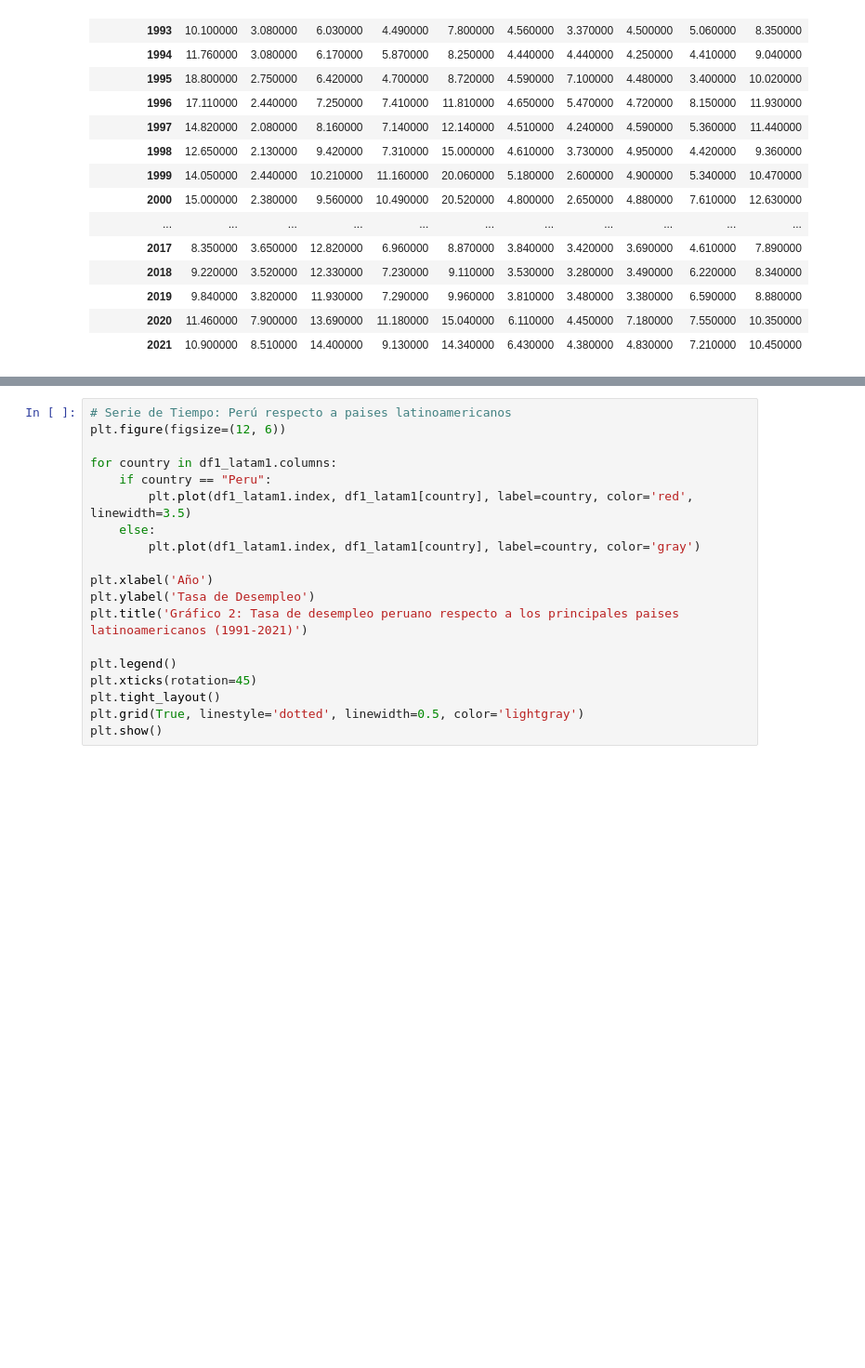
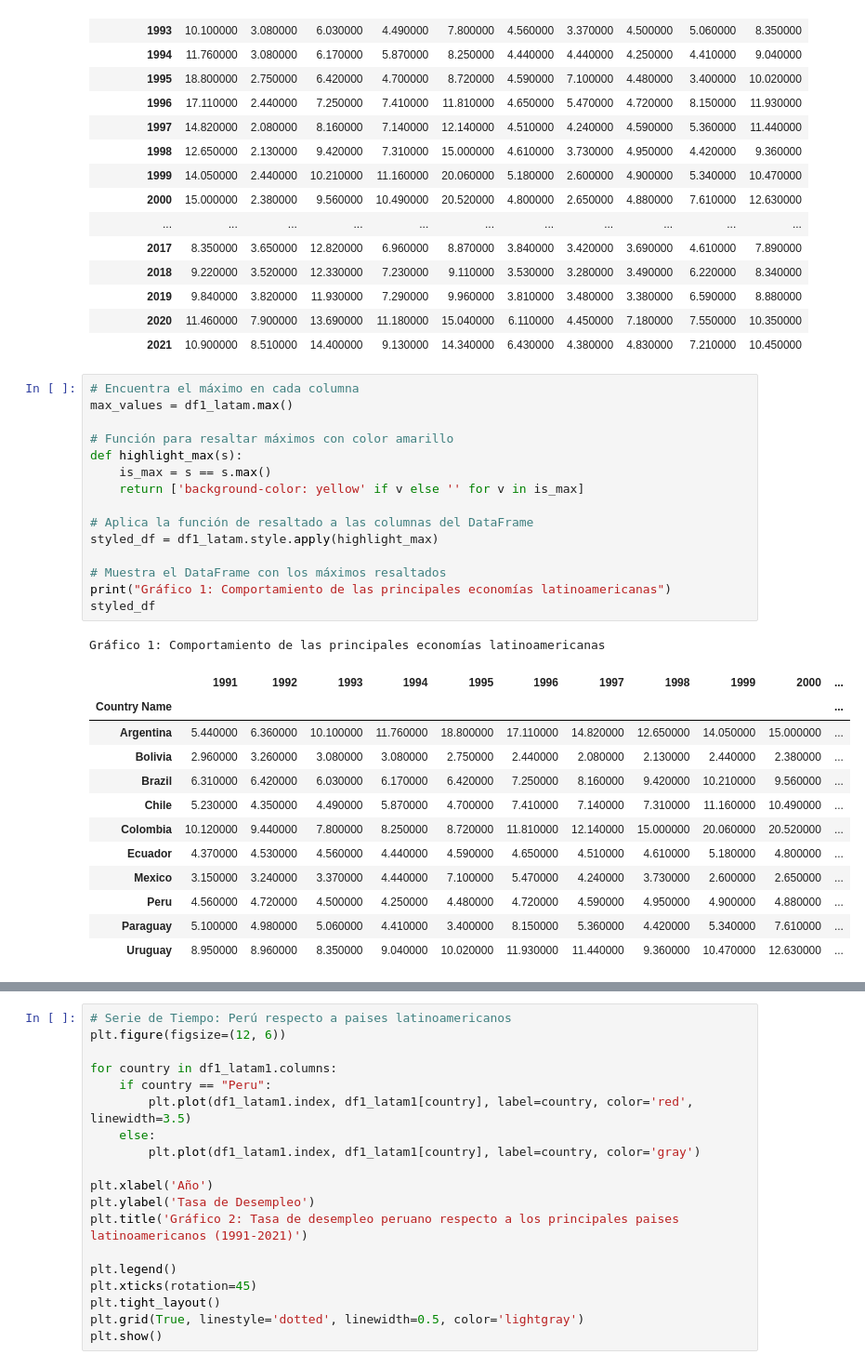
Before and after one commit to Leo270499/Apuntes, a Jupyter notebook: Data_StoryTelling_Sánchez.ipynb, the cells around one changed output, grey strips where cells are left out. Shown at 93% size. Drawn from its saved outputs; the diff is of its cells as text; blank space fills up the shorter version.

```diff
--- a/Data_StoryTelling_Sánchez.ipynb
+++ b/Data_StoryTelling_Sánchez.ipynb
@@ -155,3 +165,32 @@ Gráfico 1: Comportamiento de las principales economías latinoamericanas
 | 2019 | 9.840000 | 3.820000 | 11.930000 | 7.290000 | 9.960000 | 3.810000 | 3.480000 | 3.380000 | 6.590000 | 8.880000 |
 | 2020 | 11.460000 | 7.900000 | 13.690000 | 11.180000 | 15.040000 | 6.110000 | 4.450000 | 7.180000 | 7.550000 | 10.350000 |
 | 2021 | 10.900000 | 8.510000 | 14.400000 | 9.130000 | 14.340000 | 6.430000 | 4.380000 | 4.830000 | 7.210000 | 10.450000 |
+# %%
+# Encuentra el máximo en cada columna
+max_values = df1_latam.max()
+
+# Función para resaltar máximos con color amarillo
+def highlight_max(s):
+    is_max = s == s.max()
+    return ['background-color: yellow' if v else '' for v in is_max]
+
+# Aplica la función de resaltado a las columnas del DataFrame
+styled_df = df1_latam.style.apply(highlight_max)
+
+# Muestra el DataFrame con los máximos resaltados
+print("Gráfico 1: Comportamiento de las principales economías latinoamericanas")
+styled_df
+# %% [output]
+Gráfico 1: Comportamiento de las principales economías latinoamericanas
+|  | 1991 | 1992 | 1993 | 1994 | 1995 | 1996 | 1997 | 1998 | 1999 | 2000 | ... |
+| Country Name |  |  |  |  |  |  |  |  |  |  | ... |
+| Argentina | 5.440000 | 6.360000 | 10.100000 | 11.760000 | 18.800000 | 17.110000 | 14.820000 | 12.650000 | 14.050000 | 15.000000 | ... |
+| Bolivia | 2.960000 | 3.260000 | 3.080000 | 3.080000 | 2.750000 | 2.440000 | 2.080000 | 2.130000 | 2.440000 | 2.380000 | ... |
+| Brazil | 6.310000 | 6.420000 | 6.030000 | 6.170000 | 6.420000 | 7.250000 | 8.160000 | 9.420000 | 10.210000 | 9.560000 | ... |
+| Chile | 5.230000 | 4.350000 | 4.490000 | 5.870000 | 4.700000 | 7.410000 | 7.140000 | 7.310000 | 11.160000 | 10.490000 | ... |
+| Colombia | 10.120000 | 9.440000 | 7.800000 | 8.250000 | 8.720000 | 11.810000 | 12.140000 | 15.000000 | 20.060000 | 20.520000 | ... |
+| Ecuador | 4.370000 | 4.530000 | 4.560000 | 4.440000 | 4.590000 | 4.650000 | 4.510000 | 4.610000 | 5.180000 | 4.800000 | ... |
+| Mexico | 3.150000 | 3.240000 | 3.370000 | 4.440000 | 7.100000 | 5.470000 | 4.240000 | 3.730000 | 2.600000 | 2.650000 | ... |
+| Peru | 4.560000 | 4.720000 | 4.500000 | 4.250000 | 4.480000 | 4.720000 | 4.590000 | 4.950000 | 4.900000 | 4.880000 | ... |
+| Paraguay | 5.100000 | 4.980000 | 5.060000 | 4.410000 | 3.400000 | 8.150000 | 5.360000 | 4.420000 | 5.340000 | 7.610000 | ... |
+| Uruguay | 8.950000 | 8.960000 | 8.350000 | 9.040000 | 10.020000 | 11.930000 | 11.440000 | 9.360000 | 10.470000 | 12.630000 | ... |
```
Also changed, not shown: parts of 2 cells of this notebook.
